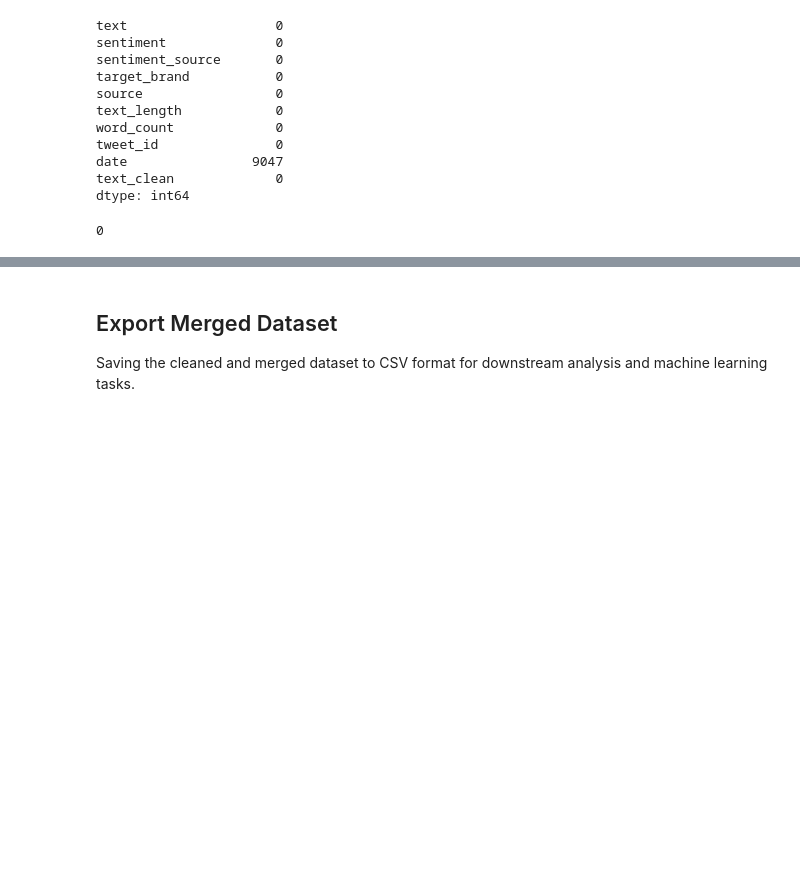
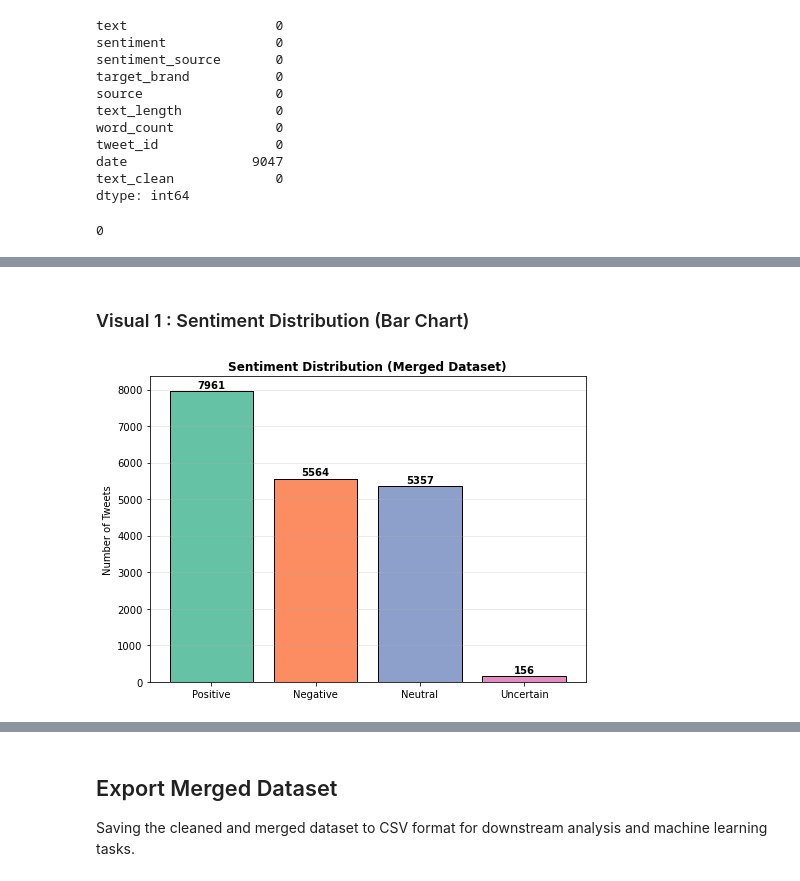
Before and after one commit to FaithGicheru/Twitter-Sentiment-Analysis-for-Tech-Product-Brands, a Jupyter notebook: Project_4.ipynb, the cells around one changed output, grey strips where cells are left out. Saved outputs shown, nothing was run; the diff lists cells and outputs as text; code cells hidden in the pictures; blank space fills up the shorter version.

Commit message:
Visuals update

```diff
--- a/Project_4.ipynb
+++ b/Project_4.ipynb
@@ -480,0 +421,23 @@ plt.show()
+# %% [markdown]
+### Visual 1 : Sentiment Distribution (Bar Chart)
+# %%
+plt.figure(figsize=(7, 5))
+
+sentiment_counts = merged_df['sentiment'].value_counts()
+colors = plt.cm.Set2.colors[:len(sentiment_counts)]
+
+plt.bar(sentiment_counts.index, sentiment_counts.values, color=colors, edgecolor='black')
+
+plt.title('Sentiment Distribution (Merged Dataset)', fontweight='bold')
+plt.ylabel('Number of Tweets')
+plt.grid(axis='y', alpha=0.3)
+
+# Labels
+offset = max(sentiment_counts.values) * 0.01
+for i, val in enumerate(sentiment_counts.values):
+    plt.text(i, val + offset, str(val), ha='center', fontweight='bold')
+
+plt.tight_layout()
+plt.show()
+# %% [output]
+[figure, added]
```
Also changed, not shown: parts of 8 cells of this notebook.
